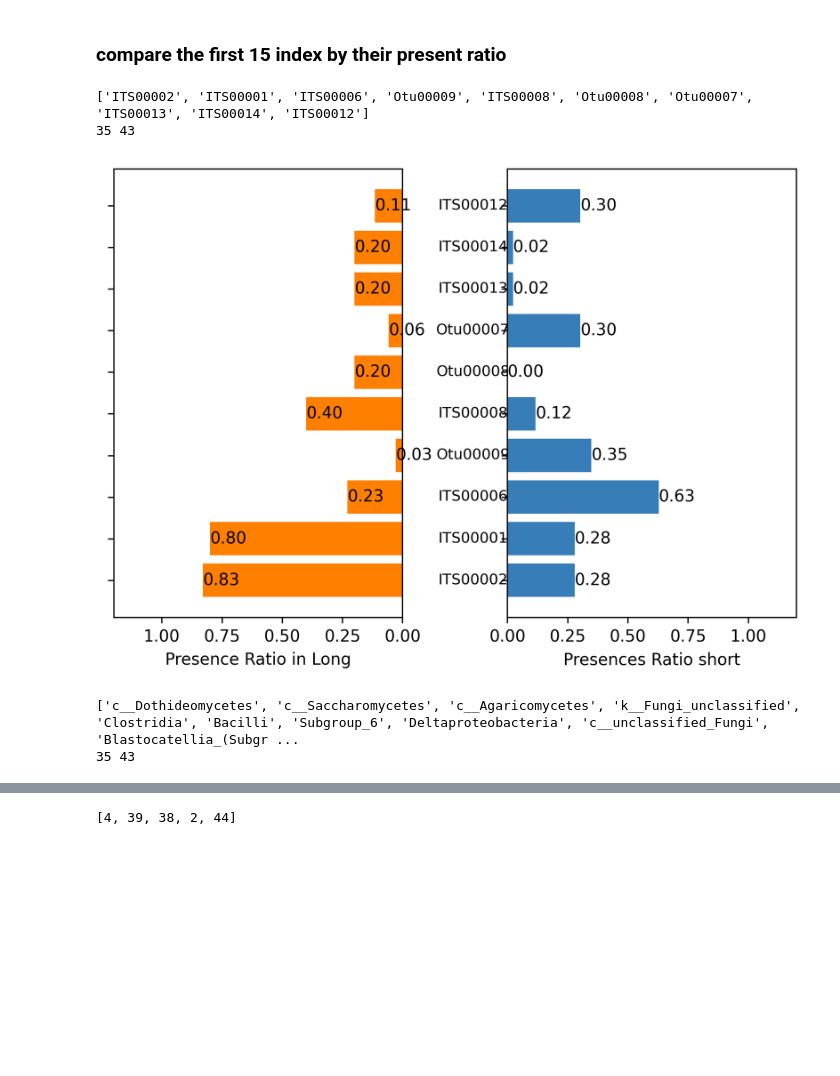
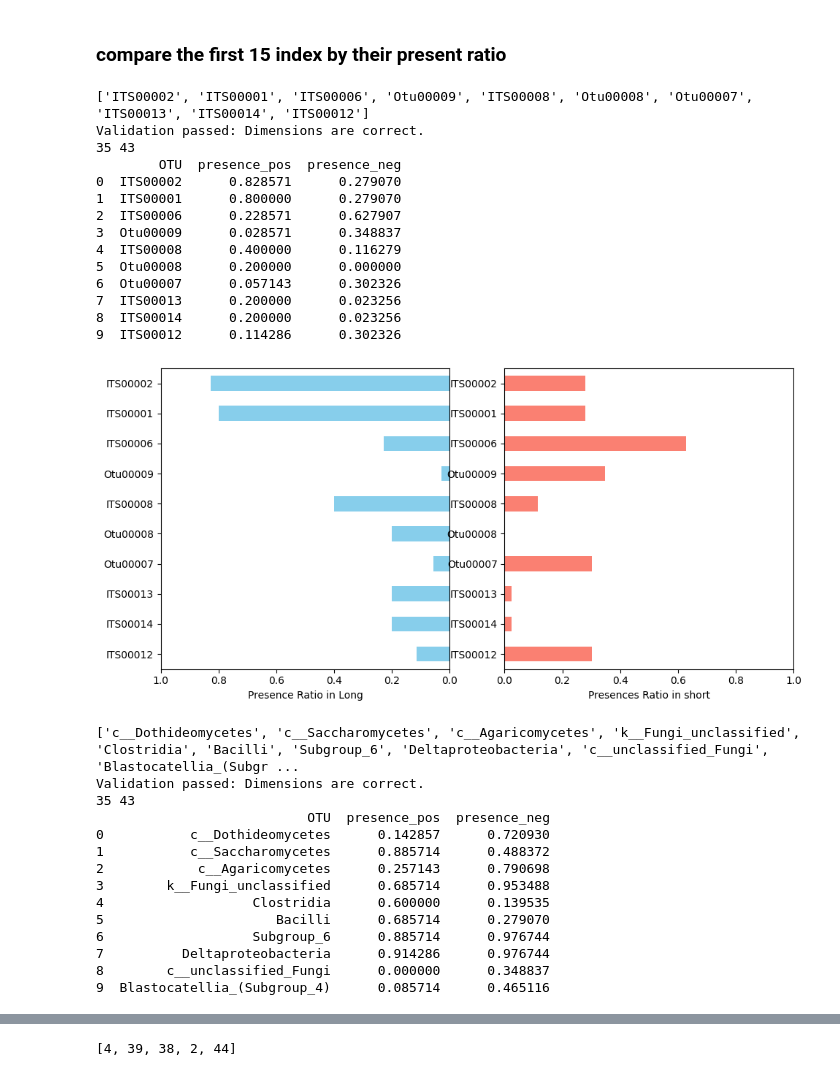
Before and after one commit to mengling-he/SelectMicro_24new, a Jupyter notebook: Analysis/PMI/script/PMI.ipynb, the cells around one changed output, grey strips where cells are left out. Cells and saved outputs as stored; diff of their text form; code cells hidden in the pictures; blank space fills up the shorter version.

```diff
--- a/Analysis/PMI/script/PMI.ipynb
+++ b/Analysis/PMI/script/PMI.ipynb
@@ -242,14 +242,20 @@ targetLabel=y
 # %%
 data_subset_4taxa = []
 X_lasso_4taxa = []
+X_lasso_ft_4taxa = []
 xind_lasso_4taxa = []
+xind_lasso_ft_4taxa = []
 for i, data  in enumerate(data_4taxa):
     X_lasso,xind_lasso = RunML_continue.LassoFeatureSelection(data,targetLabel)
-    X_lasso_4taxa.append(X_lasso_4taxa)
+    X_lasso_ft,xind_lasso_ft = RunML_continue.LassoFS_CV(data,targetLabel)
+    X_lasso_4taxa.append(X_lasso)
+    X_lasso_ft_4taxa.append(X_lasso_ft)
     xind_lasso_4taxa.append(xind_lasso)
+    xind_lasso_ft_4taxa.append(xind_lasso_ft)
     data_subset = {"AllFeatures":data,
-               "SelectMicro": data[:,selectedOTU_index_4tax[i]],
-               "Lasso":X_lasso,
-               "Random":data
+                "SelectMicro": data[:,selectedOTU_index_4tax[i]],
+                "Lasso":X_lasso,
+                "Lasso_finetune":X_lasso_ft,
+                "Random":data
               }
     data_subset_4taxa.append(data_subset)
@@ -298,22 +313,46 @@ xind_lasso_4taxa
 # %%
 import seaborn as sns
 import numpy as np
 import matplotlib.pyplot as plt
 import matplotlib as mpl
 
 entries=10
 
 for i, index in enumerate(selectedOTU_index_4tax):
     selectedOTU_index_15=index[:entries]
     #print(selectedOTU_index_15)
     selectedASVs_15=col_names_sig_sorted_4taxa[i][:entries]
     print(selectedASVs_15)
     X_FS_15=data_4taxa[i][:,selectedOTU_index_15]
     #df=pd.DataFrame(data=X_FS_15)
-    FS.plotPresenseRatio(X_FS_15,targetLabel,selectedASVs_15,posLabel="LONG",posText="Long",negText="short",entries=entries)
+    FS.plotPresenseRatio(X_FS_15,targetLabel,selectedASVs_15,posLabel="LONG",posText="Long",negText="short")
 # %% [output]
 ['ITS00002', 'ITS00001', 'ITS00006', 'Otu00009', 'ITS00008', 'Otu00008', 'Otu00007', 'ITS00013', 'ITS00014', 'ITS00012']
+Validation passed: Dimensions are correct.
 35 43
+        OTU  presence_pos  presence_neg
+0  ITS00002      0.828571      0.279070
+1  ITS00001      0.800000      0.279070
+2  ITS00006      0.228571      0.627907
+3  Otu00009      0.028571      0.348837
+4  ITS00008      0.400000      0.116279
+5  Otu00008      0.200000      0.000000
+6  Otu00007      0.057143      0.302326
+7  ITS00013      0.200000      0.023256
+8  ITS00014      0.200000      0.023256
+9  ITS00012      0.114286      0.302326
-[figure, old version]
+[figure, new version]
 ['c__Dothideomycetes', 'c__Saccharomycetes', 'c__Agaricomycetes', 'k__Fungi_unclassified', 'Clostridia', 'Bacilli', 'Subgroup_6', 'Deltaproteobacteria', 'c__unclassified_Fungi', 'Blastocatellia_(Subgr ...
+Validation passed: Dimensions are correct.
 35 43
+                           OTU  presence_pos  presence_neg
+0           c__Dothideomycetes      0.142857      0.720930
+1           c__Saccharomycetes      0.885714      0.488372
+2            c__Agaricomycetes      0.257143      0.790698
+3        k__Fungi_unclassified      0.685714      0.953488
+4                   Clostridia      0.600000      0.139535
+5                      Bacilli      0.685714      0.279070
+6                   Subgroup_6      0.885714      0.976744
+7          Deltaproteobacteria      0.914286      0.976744
+8        c__unclassified_Fungi      0.000000      0.348837
+9  Blastocatellia_(Subgroup_4)      0.085714      0.465116
```
Also changed, not shown: parts of 5 cells of this notebook, 26 other files.
